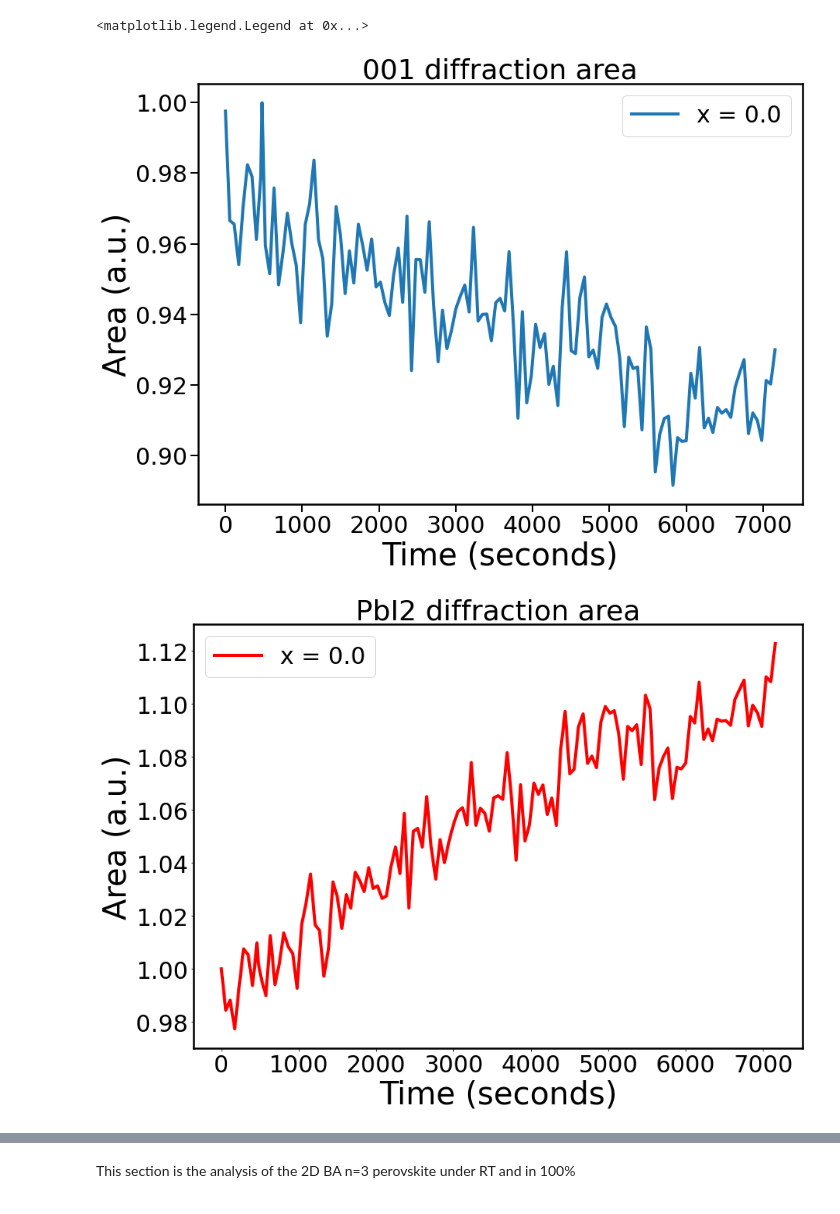
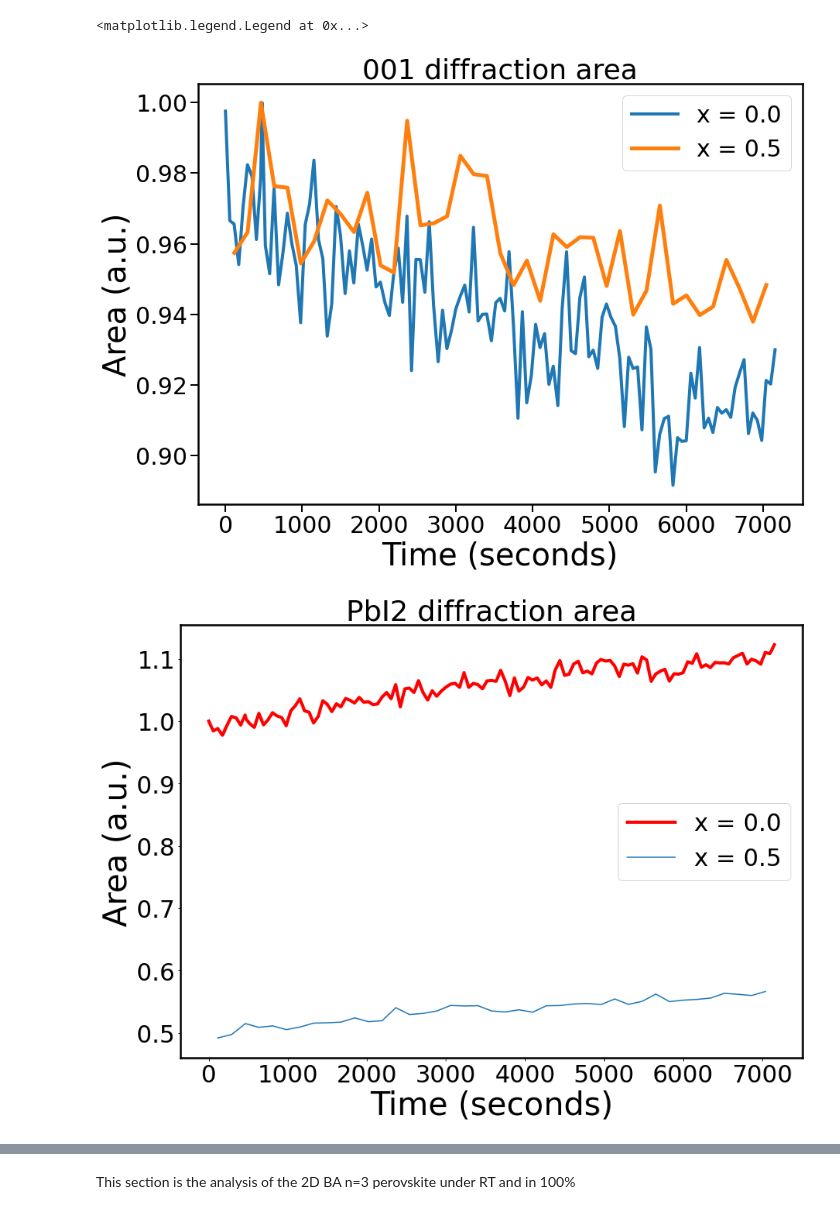
Before and after one commit to lwb56/Mohite_Lab, a Jupyter notebook: main.ipynb, the cells around one changed output, grey strips where cells are left out. Cells and saved outputs as stored; diff of their text form; code cells hidden in the pictures.

```diff
--- a/main.ipynb
+++ b/main.ipynb
@@ -97,7 +97,7 @@ indt2 = np.argsort(time_pos2)
 plt.figure(figsize = (14,10))
 ax = plt.gca()
 plt.plot(time[indt], val_3D[indt]/np.max(val_3D[indt]), label = 'x = 0.0', linewidth = 4)
-# plt.plot(time_pos2[indt2],val_3D_pos2[indt2]/np.max(val_3D_pos2[indt2]), label= 'x = 0.5', linewidth = 5)
+plt.plot(time_pos2[indt2],val_3D_pos2[indt2]/np.max(val_3D_pos2[indt2]), label= 'x = 0.5', linewidth = 5)
 plt.ylabel('Area (a.u.)',fontsize = 40)
 plt.xlabel('Time (seconds)',fontsize = 40)
 plt.rc('axes', linewidth=2.5)
@@ -111,34 +111,34 @@ plt.legend()
 
 
 plt.figure(figsize = (14,10))
 plt.plot(time[indt], val_pb[indt]/np.max(val_pb[indt[0]]), label = 'x = 0.0', linewidth = 4, color = 'r')
-# plt.plot(time_pos2[indt2],val_pb_pos2[indt2]/np.max(val_3D_pos2), label = 'x = 0.5')
+plt.plot(time_pos2[indt2],val_pb_pos2[indt2]/np.max(val_3D_pos2), label = 'x = 0.5')
 plt.ylabel('Area (a.u.)',fontsize = 40)
 plt.xlabel('Time (seconds)',fontsize = 40)
 plt.rc('axes', linewidth=2.5)
 ax.tick_params(which='both', width=2)
 ax.tick_params(which='minor', length=5)
 ax.tick_params(which='major', length=10)
 plt.rcParams.update({'font.size': 30})
 plt.title('PbI2 diffraction area')
 plt.legend()
 
 
 
 
 plt.figure(figsize = (14,10))
 plt.plot(time[indt], np.divide(val_3D[indt],val_pb[indt]), label = 'x = 0.0', linewidth = 4, color = 'g')
-# plt.plot(time_pos2[indt2],val_pb_pos2[indt2]/np.max(val_3D_pos2), label = 'x = 0.5')
+plt.plot(time_pos2[indt2],val_pb_pos2[indt2]/np.max(val_3D_pos2), label = 'x = 0.5')
 plt.ylabel('Area (a.u.)',fontsize = 40)
 plt.xlabel('Time (seconds)',fontsize = 40)
 plt.rc('axes', linewidth=2.5)
 ax.tick_params(which='both', width=2)
 ax.tick_params(which='minor', length=5)
 ax.tick_params(which='major', length=10)
 plt.rcParams.update({'font.size': 30})
 plt.title('ratio of 001/PbI2 diffraction area')
 plt.legend()
 # %% [output]
 <matplotlib.legend.Legend at 0x...>
-[figure, old version]
+[figure, new version]
-[figure, old version]
+[figure, new version]
```
Also changed, not shown: parts of 5 cells of this notebook, 2 other files.
